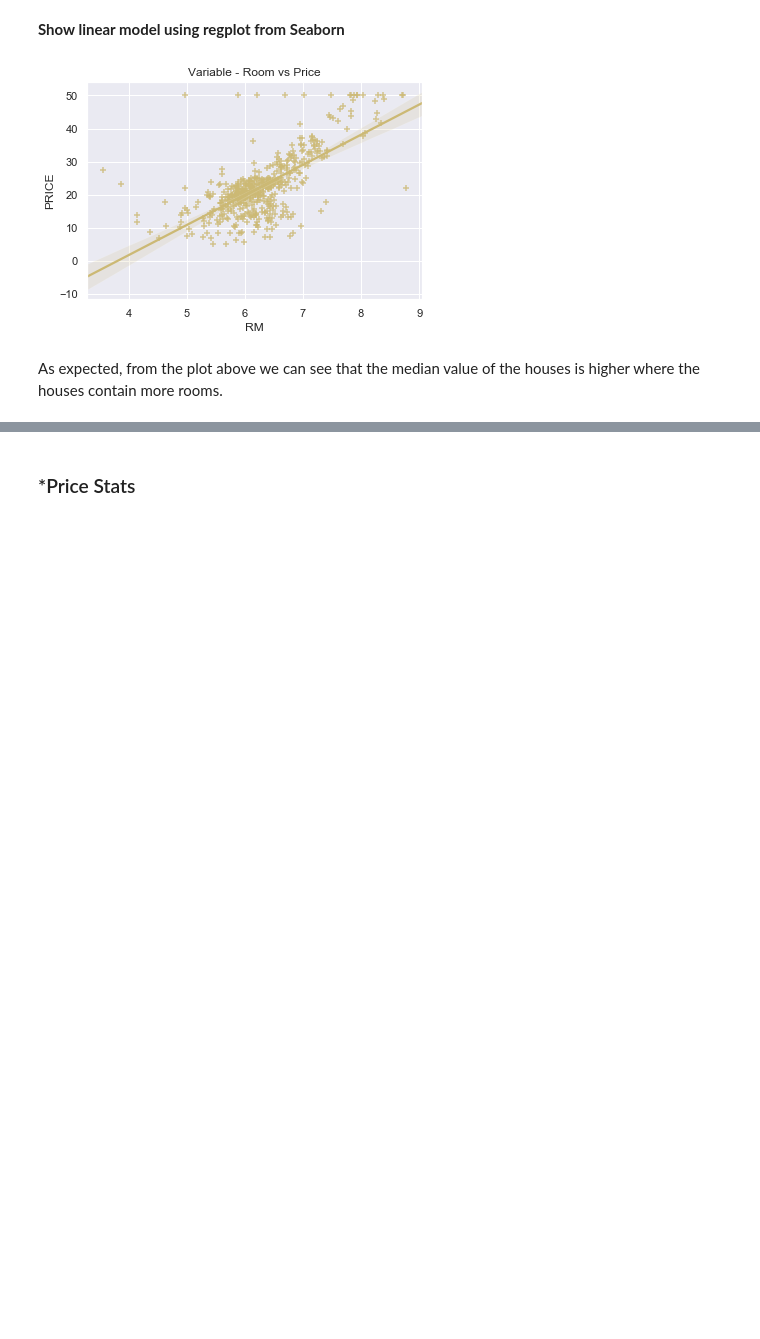
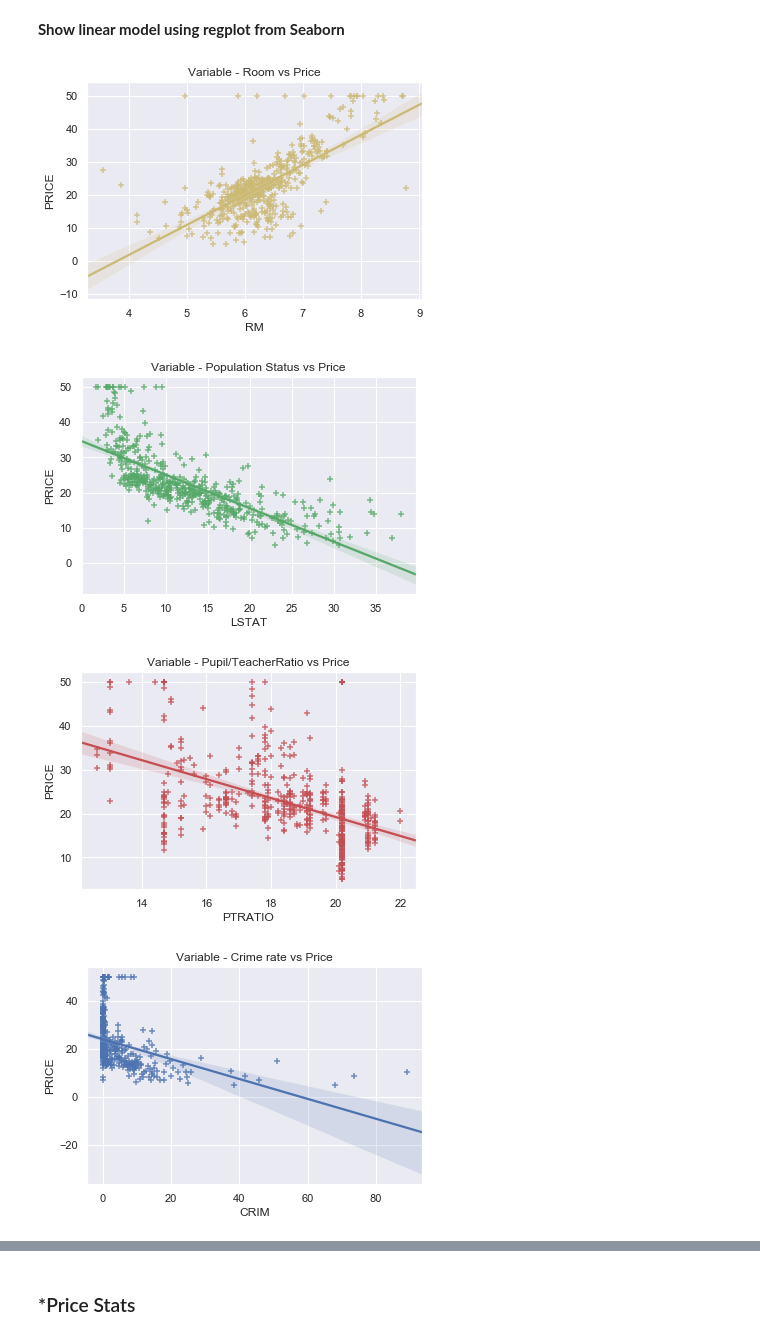
Before and after one commit to simonava5/MLS, a Jupyter notebook: BostonHousing.ipynb, the cells around one changed output, grey strips where cells are left out. Drawn from its saved outputs; the diff is of its cells as text; code cells hidden in the pictures; blank space fills up the shorter version.

```diff
--- a/BostonHousing.ipynb
+++ b/BostonHousing.ipynb
@@ -111,14 +155,28 @@ Now that the price variable is created, it is possible to create a linear model
 # %%
 # plot the relationship using regplot
 # mark axis, choose colour/marker
 # add title and show
 
 sns.regplot(data=bhp, y='PRICE', x='RM', color="y",marker="+", fit_reg = True)
 plt.title('Variable - Room vs Price')
 plt.show()
 
+sns.regplot(data=bhp, y='PRICE', x='LSTAT', color="g",marker="+", fit_reg = True)
+plt.title('Variable - Population Status vs Price')
+plt.show()
+
+sns.regplot(data=bhp, y='PRICE', x='PTRATIO', color="r",marker="+", fit_reg = True)
+plt.title('Variable - Pupil/TeacherRatio vs Price')
+plt.show()
+
+sns.regplot(data=bhp, y='PRICE', x='CRIM', color="b",marker="+", fit_reg = True)
+plt.title('Variable - Crime rate vs Price')
+plt.show()
+
+
 # reference - https://seaborn.pydata.org/generated/seaborn.regplot.html
 # %% [output]
 [figure]
+[figure, added]
+[figure, added]
+[figure, added]
-# %% [markdown]
-As expected, from the plot above we can see that the median value of the houses is higher where the houses contain more rooms.
```
Also changed, not shown: parts of 19 cells of this notebook.
